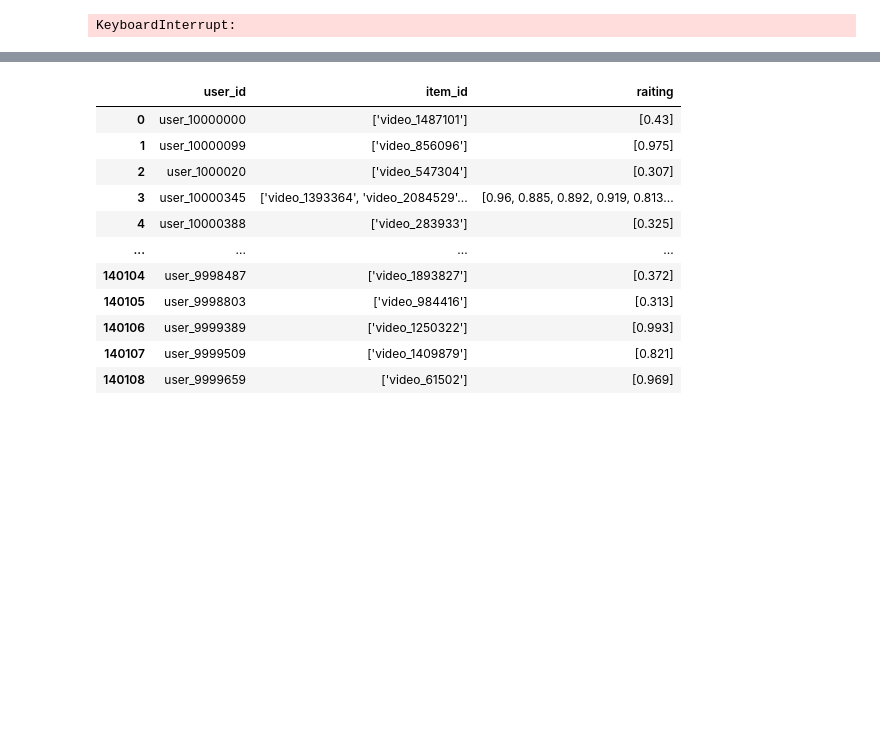
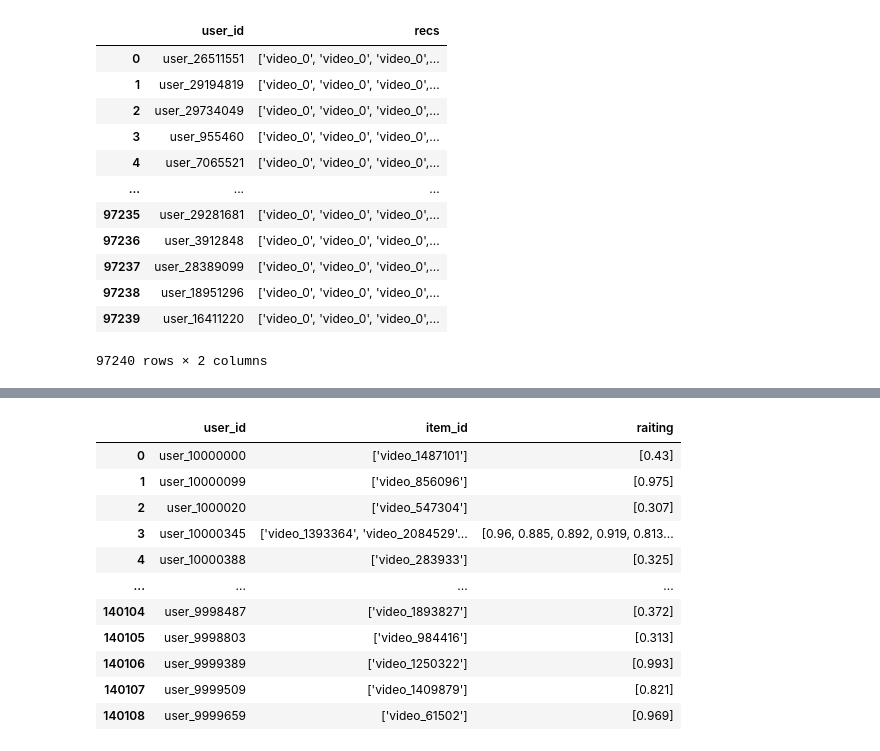
Before and after one commit to MrRobinGoood/Video-Recommendation-System-Rutube, a Jupyter notebook: wow.ipynb, the cells around one changed output, grey strips where cells are left out. Cells and saved outputs as stored; diff of their text form; code cells hidden in the pictures; blank space fills up the shorter version.

```diff
--- a/wow.ipynb
+++ b/wow.ipynb
@@ -22,15 +22,31 @@ import pandas as pd
 train_df = pd.read_csv("train")
 # %%
 #test
-# import pandas as pd
-# test_df = pd.read_parquet("test.parquet")
-#
-# test_df['item_id'] = test_df['item_id'].apply(str_list_to_list)
+import pandas as pd
+test_df = pd.read_csv("sample_submission.csv")
+
+test_df['recs'] = test_df['recs'].apply(str_list_to_list)
 # %%
-# for i, row in test_df.iterrows():
-#     row.values[1] = row.values[1][0]
+
+for i, row in test_df.iterrows():
+    print(row.values[0])
+    row.values[0] = pd.to_numeric(row.values[0].strip('user_'))
-# %% [output]
-KeyboardInterrupt:
+# %%
+test_df
+# %% [output]
+|  | user_id | recs |
+| 0 | user_26511551 | ['video_0', 'video_0', 'video_0',... |
+| 1 | user_29194819 | ['video_0', 'video_0', 'video_0',... |
+| 2 | user_29734049 | ['video_0', 'video_0', 'video_0',... |
+| 3 | user_955460 | ['video_0', 'video_0', 'video_0',... |
+| 4 | user_7065521 | ['video_0', 'video_0', 'video_0',... |
+| ... | ... | ... |
+| 97235 | user_29281681 | ['video_0', 'video_0', 'video_0',... |
+| 97236 | user_3912848 | ['video_0', 'video_0', 'video_0',... |
+| 97237 | user_28389099 | ['video_0', 'video_0', 'video_0',... |
+| 97238 | user_18951296 | ['video_0', 'video_0', 'video_0',... |
+| 97239 | user_16411220 | ['video_0', 'video_0', 'video_0',... |
+97240 rows × 2 columns
 # %%
 train_df['watch_time'] = train_df['watch_time'].apply(str_list_to_list_int)
 # %%
```
Also changed, not shown: parts of 5 cells of this notebook, 1 other file.
